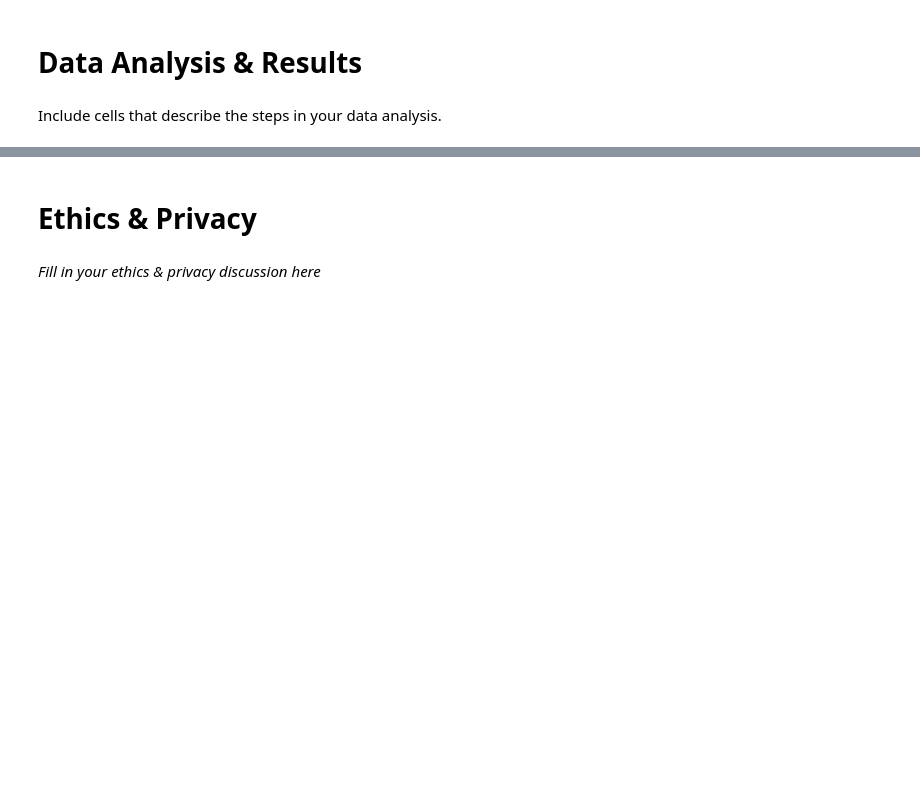
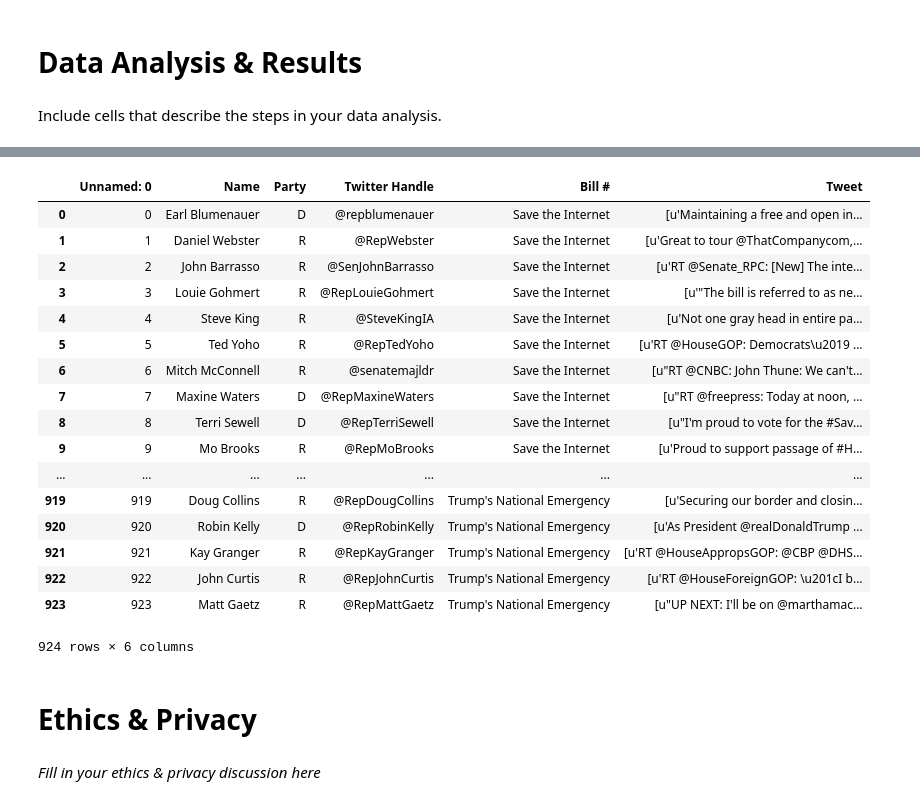
Before and after one commit to annsudhart/politician-tweet-analysis, a Jupyter notebook: data_collection.ipynb, the cells around one changed output, grey strips where cells are left out. Saved outputs shown, nothing was run; the diff lists cells and outputs as text; code cells hidden in the pictures; blank space fills up the shorter version.

```diff
--- a/data_collection.ipynb
+++ b/data_collection.ipynb
@@ -217,0 +241,21 @@ Include cells that describe the steps in your data analysis.
+# %%
+tweets
+# %% [output]
+|  | Unnamed: 0 | Name | Party | Twitter Handle | Bill # | Tweet |
+| 0 | 0 | Earl Blumenauer | D | @repblumenauer | Save the Internet | [u'Maintaining a free and open in... |
+| 1 | 1 | Daniel Webster | R | @RepWebster | Save the Internet | [u'Great to tour @ThatCompanycom,... |
+| 2 | 2 | John Barrasso | R | @SenJohnBarrasso | Save the Internet | [u'RT @Senate_RPC: [New] The inte... |
+| 3 | 3 | Louie Gohmert | R | @RepLouieGohmert | Save the Internet | [u'"The bill is referred to as ne... |
+| 4 | 4 | Steve King | R | @SteveKingIA | Save the Internet | [u'Not one gray head in entire pa... |
+| 5 | 5 | Ted Yoho | R | @RepTedYoho | Save the Internet | [u'RT @HouseGOP: Democrats\u2019 ... |
+| 6 | 6 | Mitch McConnell | R | @senatemajldr | Save the Internet | [u"RT @CNBC: John Thune: We can't... |
+| 7 | 7 | Maxine Waters | D | @RepMaxineWaters | Save the Internet | [u"RT @freepress: Today at noon, ... |
+| 8 | 8 | Terri Sewell | D | @RepTerriSewell | Save the Internet | [u"I'm proud to vote for the #Sav... |
+| 9 | 9 | Mo Brooks | R | @RepMoBrooks | Save the Internet | [u'Proud to support passage of #H... |
+| ... | ... | ... | ... | ... | ... | ... |
+| 919 | 919 | Doug Collins | R | @RepDougCollins | Trump's National Emergency | [u'Securing our border and closin... |
+| 920 | 920 | Robin Kelly | D | @RepRobinKelly | Trump's National Emergency | [u'As President @realDonaldTrump ... |
+| 921 | 921 | Kay Granger | R | @RepKayGranger | Trump's National Emergency | [u'RT @HouseAppropsGOP: @CBP @DHS... |
+| 922 | 922 | John Curtis | R | @RepJohnCurtis | Trump's National Emergency | [u'RT @HouseForeignGOP: \u201cI b... |
+| 923 | 923 | Matt Gaetz | R | @RepMattGaetz | Trump's National Emergency | [u"UP NEXT: I'll be on @marthamac... |
+924 rows × 6 columns
```
Also changed, not shown: parts of 3 cells of this notebook.
